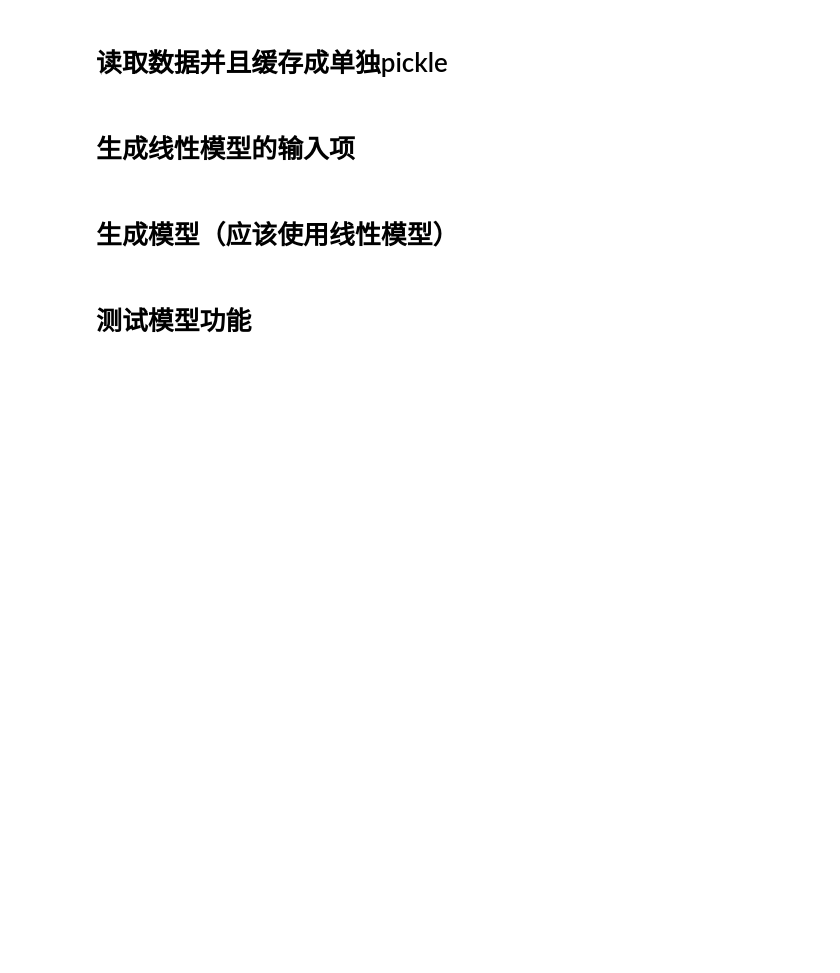
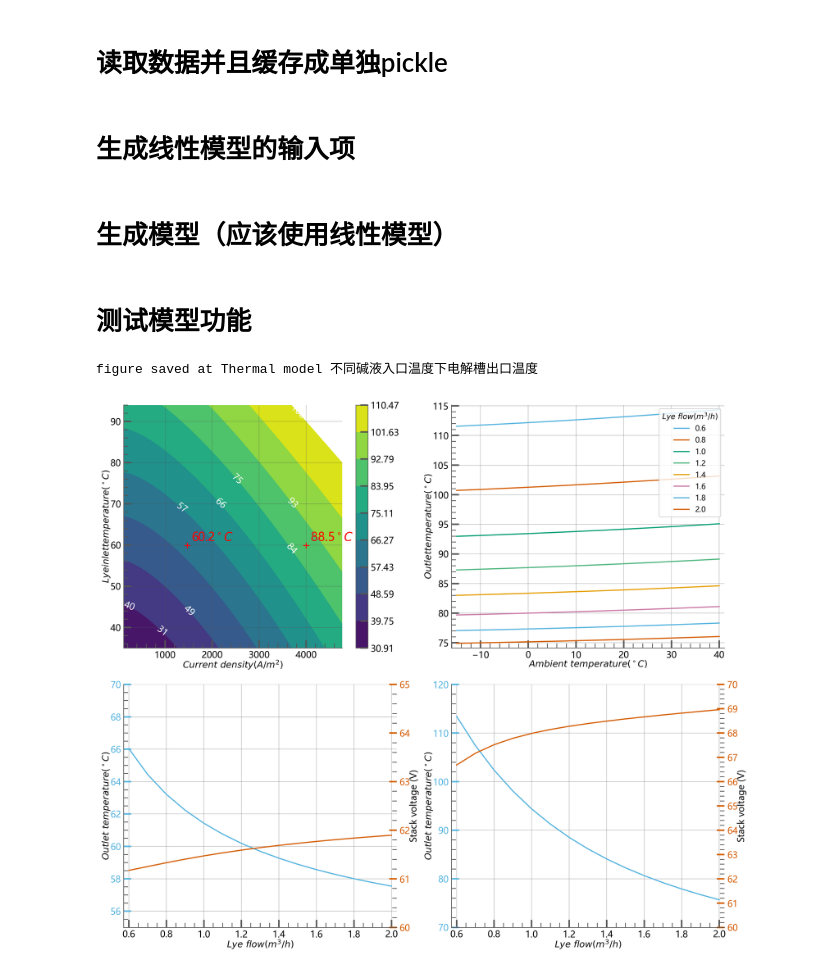
Before and after one commit to GustavHenry/Electrolyzer-dynamic-model, a Jupyter notebook: src/Thermal model test.ipynb, the cells around one changed output. Cells and saved outputs as stored; diff of their text form; code cells hidden in the pictures; blank space fills up the shorter version.

```diff
--- a/src/Thermal model test.ipynb
+++ b/src/Thermal model test.ipynb
@@ -95,0 +94,5 @@ current_TlyeIn_TlyeOut_adiabatic()
+# %%
+Model_output_temperature_different_lye_temperature().save()
+# %% [output]
+figure saved at Thermal model 不同碱液入口温度下电解槽出口温度
+[figure, added]
```
Also changed, not shown: parts of 2 cells of this notebook, 3 other files.
